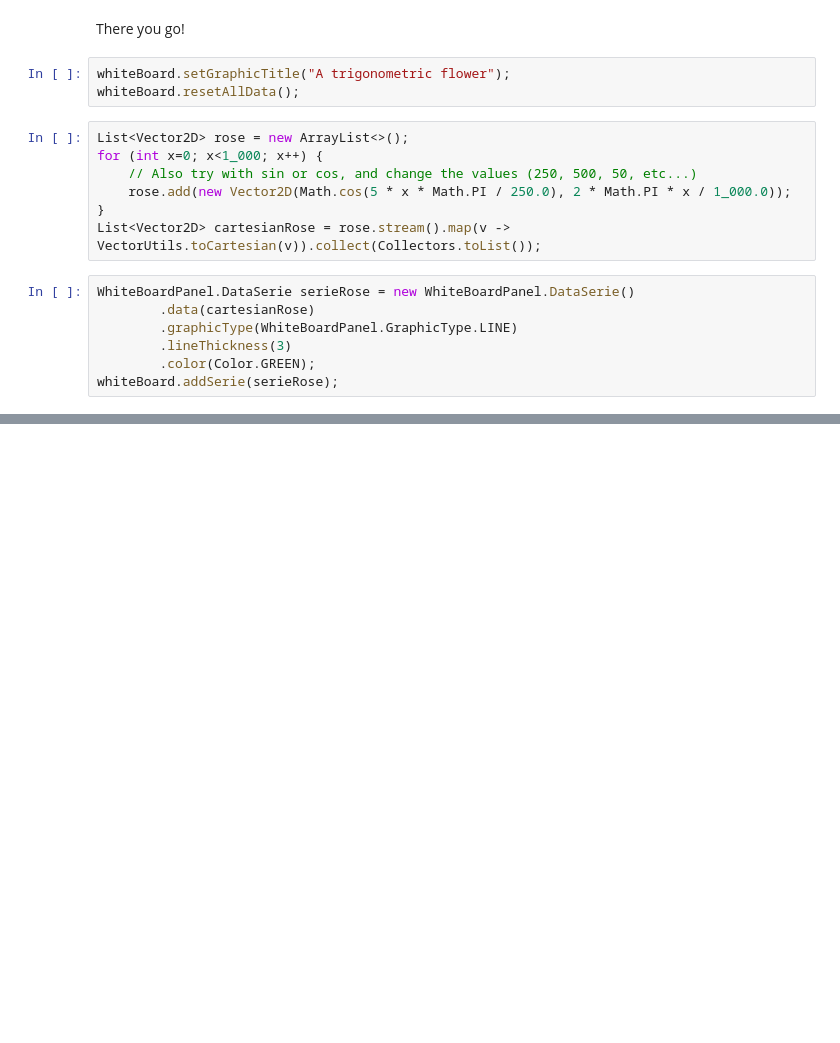
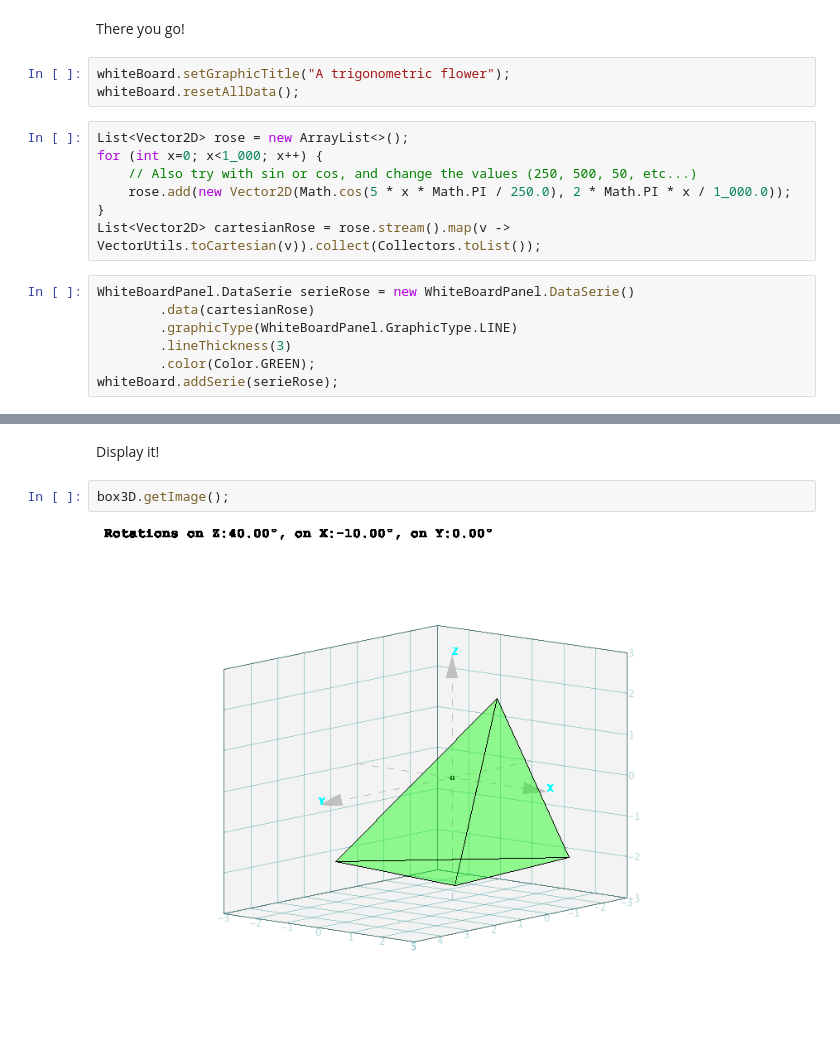
Before and after one commit to OlivierLD/Math-for-Programmers, a Jupyter notebook: Chapter 02/GSG_EM_Test_01.ipynb, the cells around one changed output, grey strips where cells are left out. Cells and saved outputs as stored; diff of their text form; blank space fills up the shorter version.

```diff
--- a/Chapter 02/GSG_EM_Test_01.ipynb
+++ b/Chapter 02/GSG_EM_Test_01.ipynb
@@ -209,0 +278,6 @@ Working Rectangle: x:30, y:40, w:530, h:530
+# %% [markdown]
+Display it!
+# %%
+box3D.getImage();
+# %% [output]
+[figure, added]
```
Also changed, not shown: parts of 11 cells of this notebook, 8 other files.
